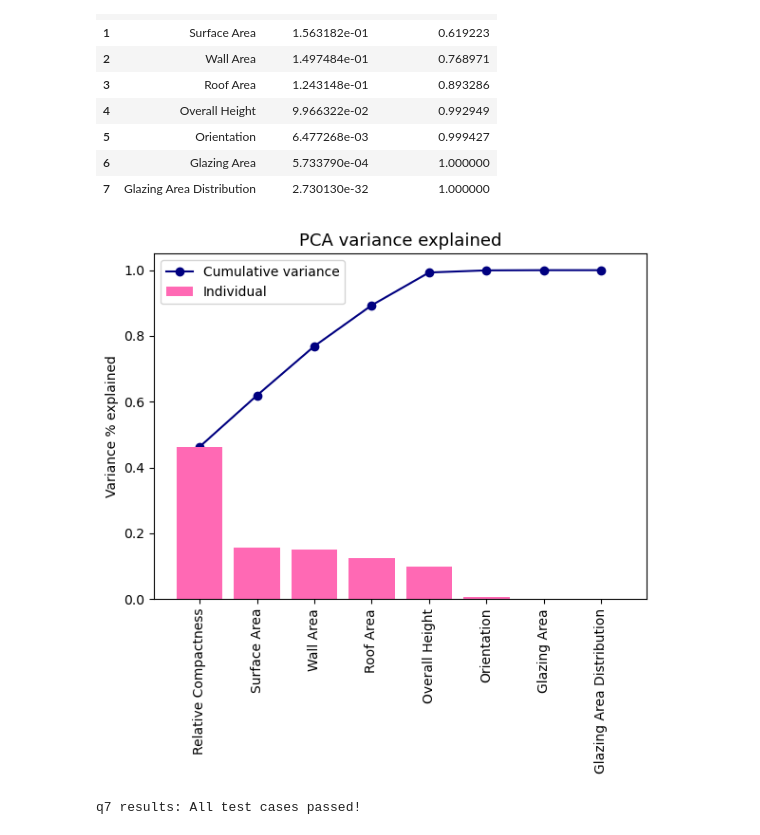
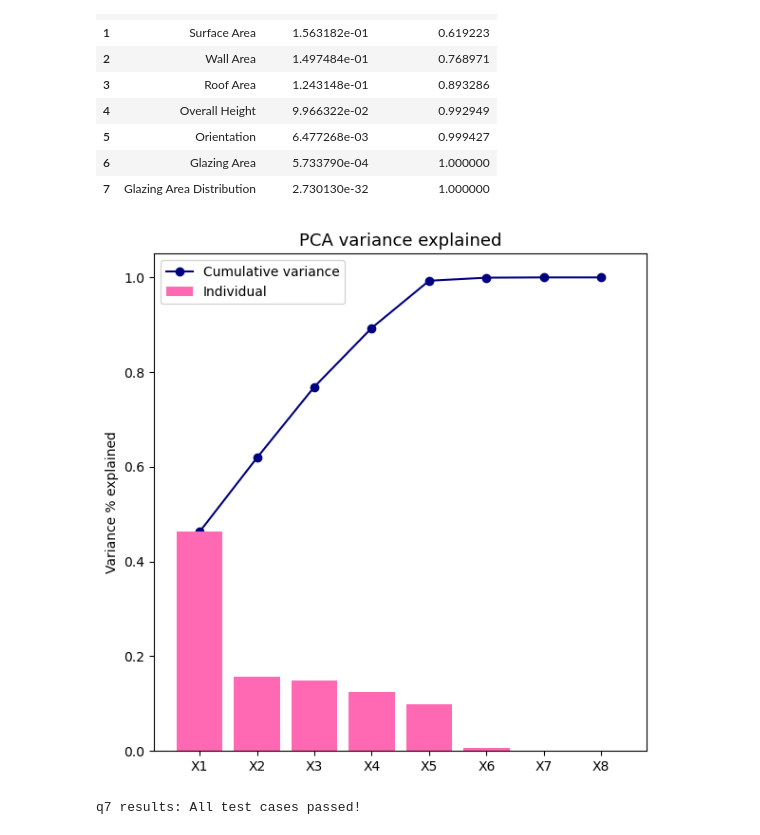
Before and after one commit to sofiiir/edds232-assignment-3, a Jupyter notebook: task1/hw3-task1.ipynb, the cells around one changed output. Saved outputs shown, nothing was run; the diff lists cells and outputs as text; code cells hidden in the pictures.

```diff
--- a/task1/hw3-task1.ipynb
+++ b/task1/hw3-task1.ipynb
@@ -517,26 +498,28 @@ pca_df
 | 6 | Glazing Area | 5.733790e-04 | 1.000000 |
 | 7 | Glazing Area Distribution | 2.730130e-32 | 1.000000 |
 # %%
+components = ['X1', 'X2', 'X3', 'X4', 'X5', 'X6', 'X7', 'X8']
+
 fig, ax = plt.subplots(figsize=(6, 6))
-ax.bar(features,
+ax.bar(components,
        explained_var,
        color="hotpink",
        zorder = 2,
        label = "Individual")
-ax.plot(features,
+ax.plot(components,
         cumulative_var,
         color = "navy",
         marker = 'o',
         zorder = 1,
         label = "Cumulative variance")
 ax.set_title('PCA variance explained', fontsize=13)
-ax.set_xticklabels(features, rotation=90)
+
 ax.set_ylabel('Variance % explained')
 ax.legend()
 plt.tight_layout()
 plt.show()
 # %% [output]
-[figure, old version]
+[figure, new version]
 # %%
 grader.check("q7")
 # %% [output]
```
Also changed, not shown: parts of 8 cells of this notebook.
